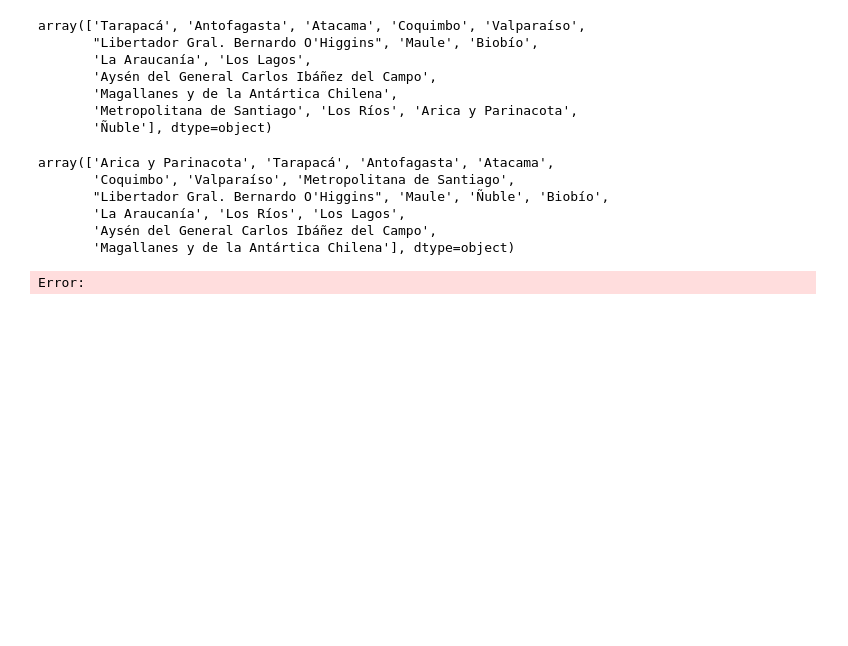
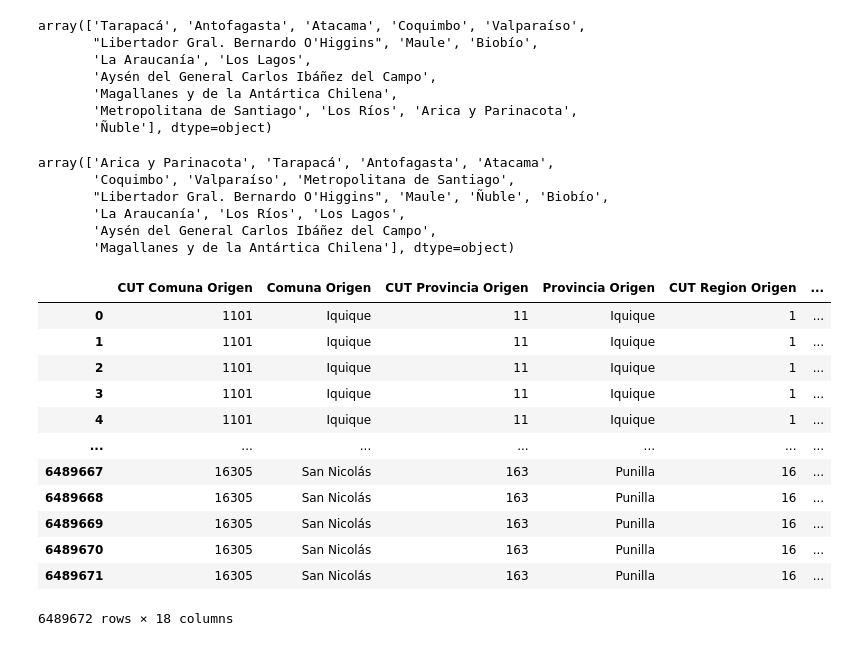
Before and after one commit to bartowen/Tour_Data_Pro, a Jupyter notebook: src/2-ExploracionDataframes.ipynb, the cells around one changed output. Drawn from its saved outputs; the diff is of its cells as text; code cells hidden in the pictures; blank space fills up the shorter version.

```diff
--- a/src/2-ExploracionDataframes.ipynb
+++ b/src/2-ExploracionDataframes.ipynb
@@ -304,27 +304,45 @@ array(['Arica y Parinacota', 'Tarapacá', 'Antofagasta', 'Atacama',
 def buscar_pib(region, anio, mes):
 
     # Cambio de los meses, pib_regional trimestral
-    if mes == 'febrero' or mes == 'marzo':
+
+    if mes in ['febrero', 'marzo']:
         mes = 'enero'
-    elif mes == 'mayo' or mes == 'junio':
+    elif mes in ['mayo', 'junio']:
         mes = 'abril'
-    elif mes == 'agosto' or mes == 'septiembre':
+    elif mes in ['agosto', 'septiembre']:
         mes = 'julio'
-    if mes == 'noviembre' or mes == 'diciembre':
+    elif mes in ['noviembre', 'diciembre']:
         mes = 'octubre'
 
     # Filtrar el DataFrame para encontrar la fila correspondiente
-    pib_row = df_pib_regional[(df_pib_regional['Region'] == region) & (df_pib_regional['Anio'] == anio) & (df_pib_regional['Mes'] == mes)]
+
+    pib_row = df_pib_regional.loc[
+        (df_pib_regional['Region'] == region) &
+        (df_pib_regional['Anio'] == anio) &
+        (df_pib_regional['Mes'] == mes)
+    ]
 
     if not pib_row.empty:
         # Devolver el PIB correspondiente
-        return pib_row['PIB'].values[0]
+        return pib_row.iloc[0]['PIB']
 
     return None  # Retornar None si no se encuentra
 # %%
-#df_viajes_ocasionales['PIB Region Origen'] = df_viajes_ocasionales.apply(
-#    lambda row: buscar_pib(row['Region Origen'], row['Anio'], row['Mes']),
- #   axis=1)
-#df_viajes_ocasionales
+df_viajes_ocasionales['PIB Region Origen'] = df_viajes_ocasionales.apply(
+    lambda row: buscar_pib(row['Region Origen'], row['Anio'], row['Mes']),
+    axis=1)
+df_viajes_ocasionales
 # %% [output]
+|  | CUT Comuna Origen | Comuna Origen | CUT Provincia Origen | Provincia Origen | CUT Region Origen | ... |
+| 0 | 1101 | Iquique | 11 | Iquique | 1 | ... |
+| 1 | 1101 | Iquique | 11 | Iquique | 1 | ... |
+| 2 | 1101 | Iquique | 11 | Iquique | 1 | ... |
+| 3 | 1101 | Iquique | 11 | Iquique | 1 | ... |
+| 4 | 1101 | Iquique | 11 | Iquique | 1 | ... |
+| ... | ... | ... | ... | ... | ... | ... |
+| 6489667 | 16305 | San Nicolás | 163 | Punilla | 16 | ... |
+| 6489668 | 16305 | San Nicolás | 163 | Punilla | 16 | ... |
+| 6489669 | 16305 | San Nicolás | 163 | Punilla | 16 | ... |
+| 6489670 | 16305 | San Nicolás | 163 | Punilla | 16 | ... |
+| 6489671 | 16305 | San Nicolás | 163 | Punilla | 16 | ... |
-Error:
+6489672 rows × 18 columns
```
Also changed, not shown: parts of 7 cells of this notebook, 1 other file.
